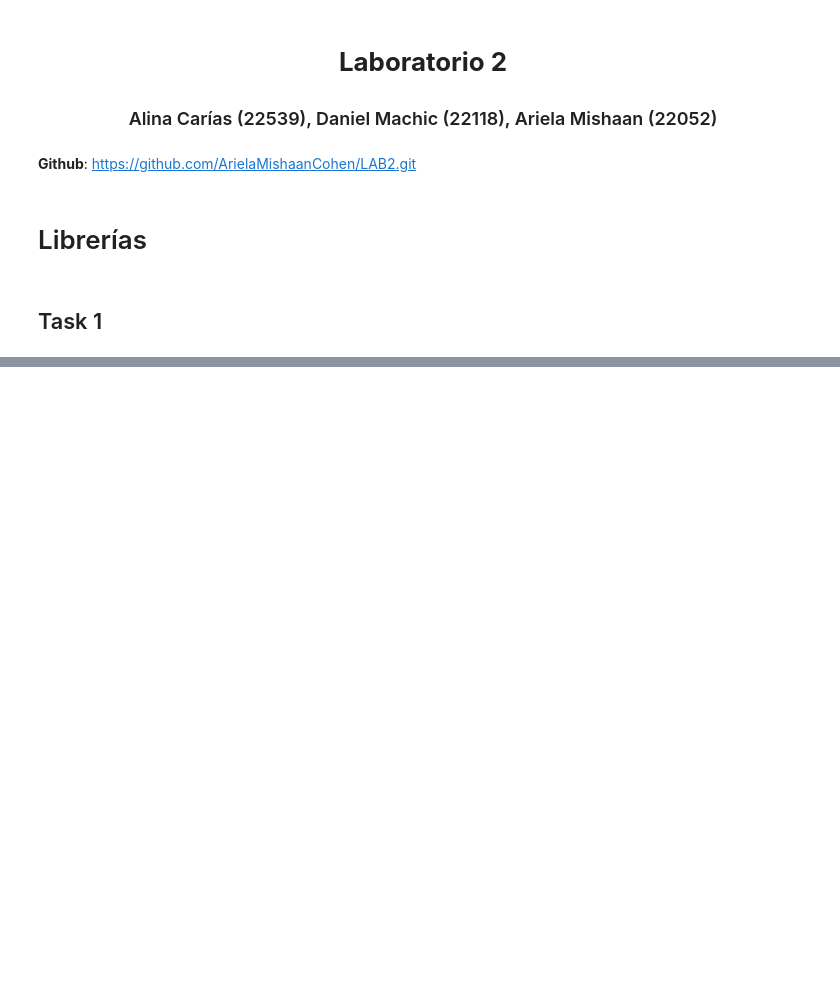
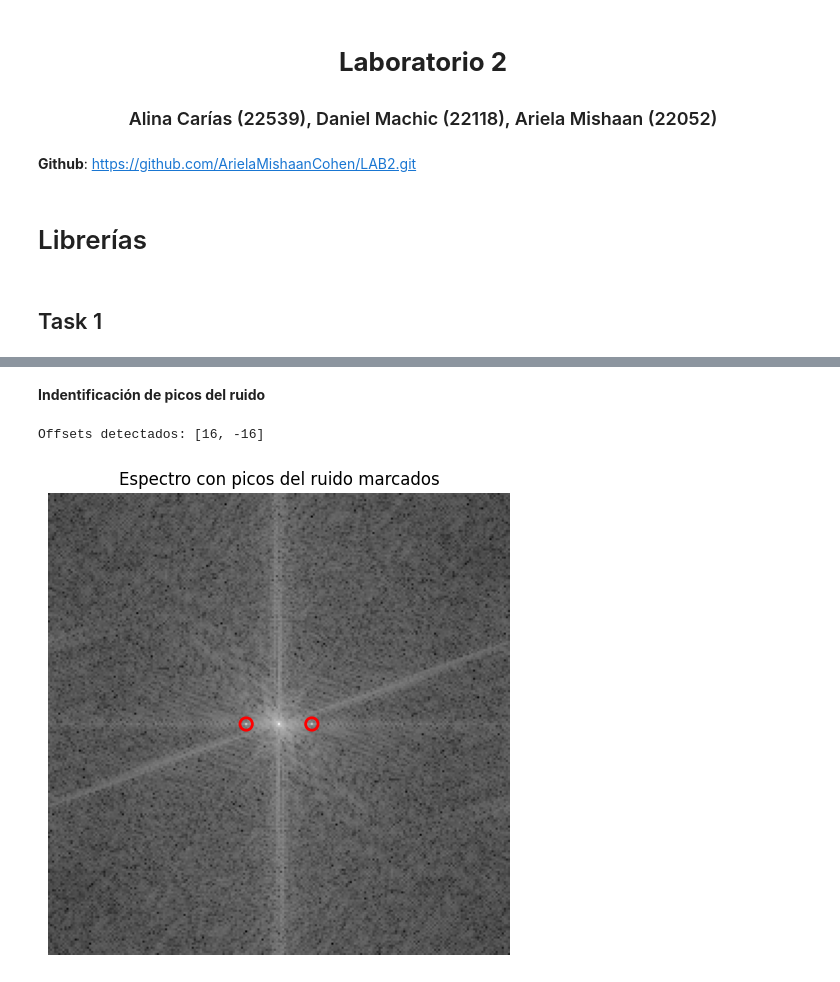
Before and after one commit to ArielaMishaanCohen/LAB2, a Jupyter notebook: LAB2.ipynb, the cells around one changed output, grey strips where cells are left out. Drawn from its saved outputs; the diff is of its cells as text; code cells hidden in the pictures; blank space fills up the shorter version.

```diff
--- a/LAB2.ipynb
+++ b/LAB2.ipynb
@@ -113,0 +47,28 @@ plt.show()
+# %% [markdown]
+**Indentificación de picos del ruido**
+# %%
+h, w = log_spectrum.shape
+cy, cx = h//2, w//2
+
+row = log_spectrum[cy, :].copy()
+dc_r = 6
+row[cx-dc_r:cx+dc_r+1] = 0
+
+# Picos más fuertes
+top2 = np.argsort(row)[-2:]
+top2 = top2[np.argsort(row[top2])[::-1]]
+
+offsets = [int(x - cx) for x in top2]
+print("Offsets detectados:", offsets)
+
+
+plt.figure(figsize=(6,6))
+plt.imshow(log_spectrum, cmap="gray")
+for off in offsets:
+    plt.scatter([cx + off], [cy], s=80, facecolors="none", edgecolors="r", linewidths=2)
+plt.title("Espectro con picos del ruido marcados")
+plt.axis("off")
+plt.show()
+# %% [output]
+Offsets detectados: [16, -16]
+[figure, added]
```
Also changed, not shown: parts of 24 cells of this notebook.
